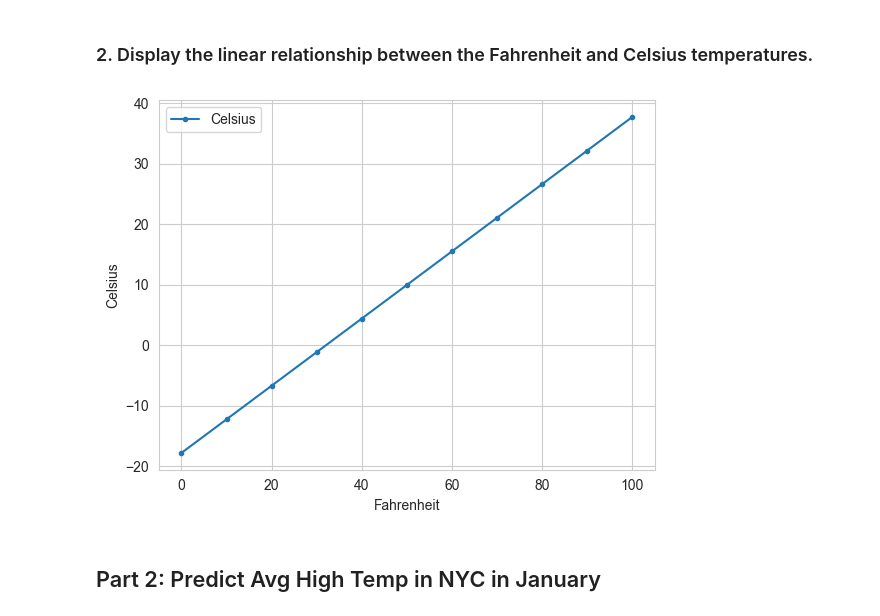
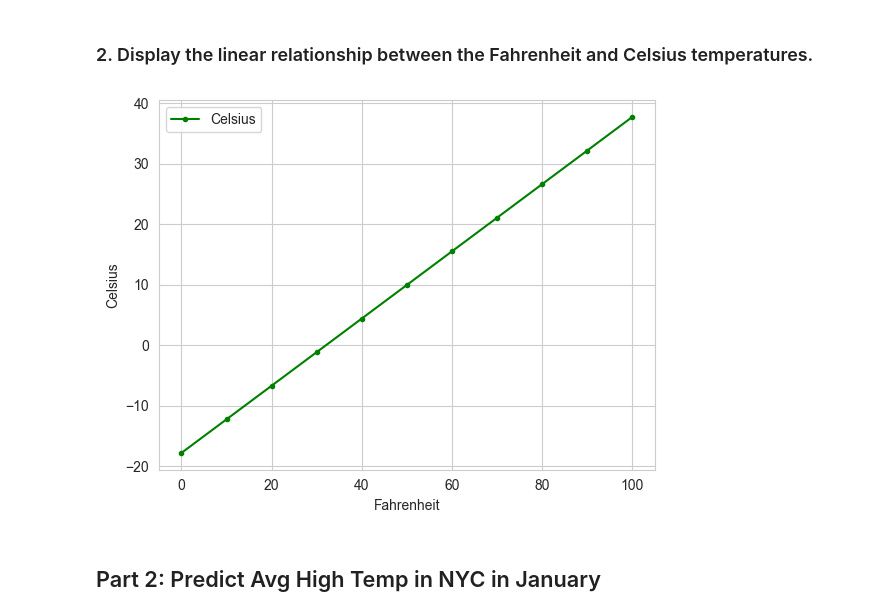
Before and after one commit to anjana-codes/datafun-07-ml, a Jupyter notebook: anjana_ml.ipynb, the cells around one changed output. Drawn from its saved outputs; the diff is of its cells as text; code cells hidden in the pictures.

```diff
--- a/anjana_ml.ipynb
+++ b/anjana_ml.ipynb
@@ -27,10 +27,10 @@ temps = [(f, c(f)) for f in range(0, 101, 10)]
 ### 2. Display the linear relationship between the Fahrenheit and Celsius temperatures.
 # %%
 temps_df = pd.DataFrame(temps, columns=['Fahrenheit', 'Celsius'])
-axes = temps_df.plot(x = 'Fahrenheit', y = 'Celsius', style = '.-')
+axes = temps_df.plot(x = 'Fahrenheit', y = 'Celsius', style = '.-', color='green')
 y_label = axes.set_ylabel('Celsius')
 # %% [output]
-[figure, old version]
+[figure, new version]
 # %% [markdown]
 ## Part 2: Predict Avg High Temp in NYC in January
 # %% [markdown]
```
Also changed, not shown: 1 other file.
